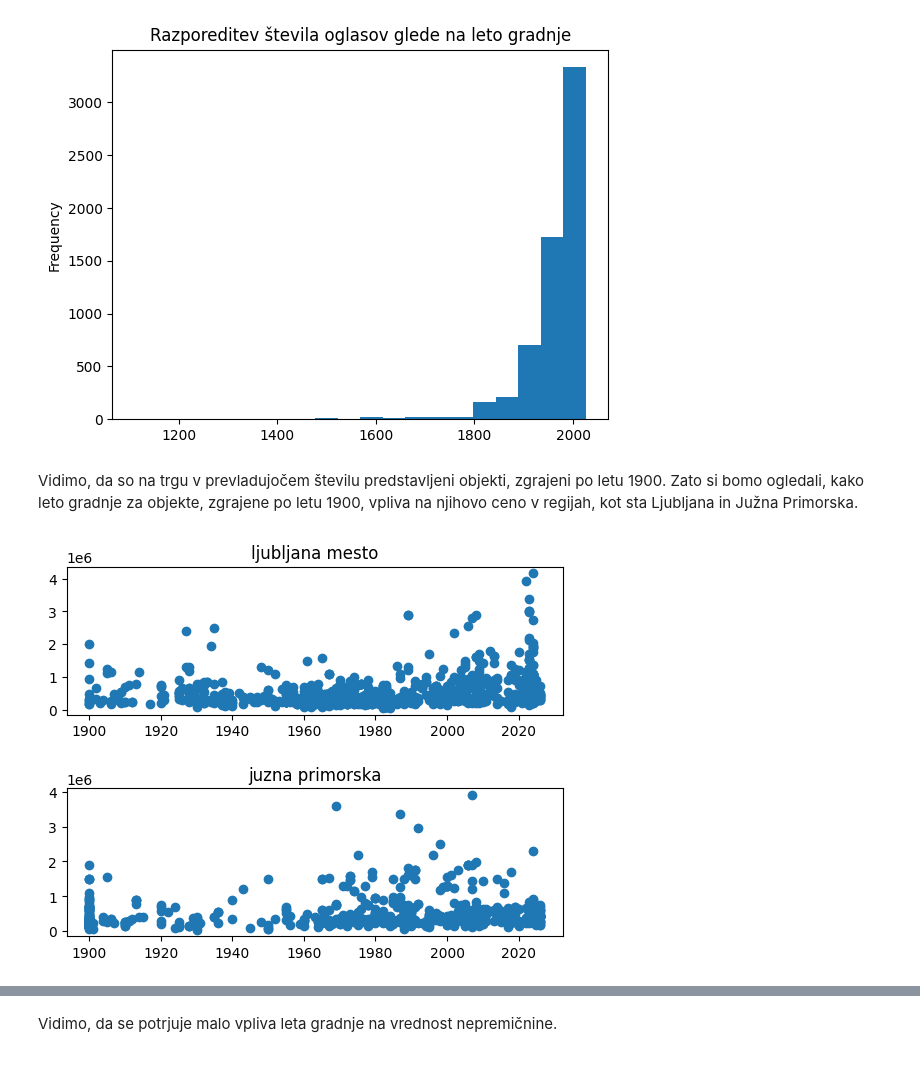
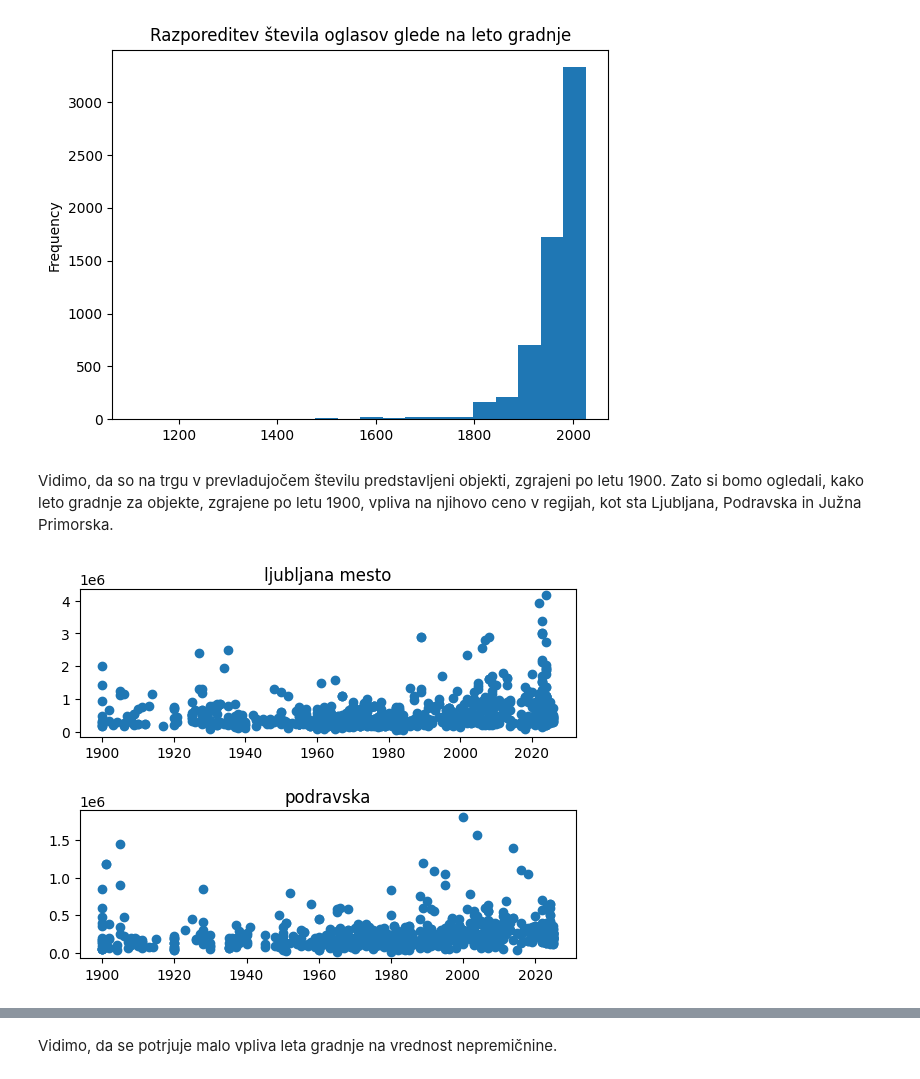
Before and after one commit to iruspro/RealEstateSlovenia-Insight, a Jupyter notebook: analysys.ipynb, the cells around one changed output, grey strips where cells are left out. Cells and saved outputs as stored; diff of their text form; code cells hidden in the pictures.

```diff
--- a/analysys.ipynb
+++ b/analysys.ipynb
@@ -754,18 +774,18 @@ sell_df['building_year'].plot.hist(
 <Axes: title={'center': 'Razporeditev števila oglasov glede na leto gradnje'}, ylabel='Frequency'>
 [figure]
 # %% [markdown]
-Vidimo, da so na trgu v prevladujočem številu predstavljeni objekti, zgrajeni po letu 1900. Zato si bomo ogledali, kako leto gradnje za objekte, zgrajene po letu 1900, vpliva na njihovo ceno v regijah, kot sta Ljubljana in Južna Primorska.
+Vidimo, da so na trgu v prevladujočem številu predstavljeni objekti, zgrajeni po letu 1900. Zato si bomo ogledali, kako leto gradnje za objekte, zgrajene po letu 1900, vpliva na njihovo ceno v regijah, kot sta Ljubljana, Podravska in Južna Primorska.
 # %%
-for index, region in enumerate(['ljubljana mesto', 'juzna primorska']):
+for index, region in enumerate(['ljubljana mesto', 'podravska']):
     tmp_df = sell_df[(sell_df['region'] == region) & ((sell_df['building_year'] >= 1900))]
 
     plt.subplot (2, 1, index + 1)
     plt.scatter(
         x=tmp_df['building_year'],
         y=tmp_df['price']
     )
     plt.title(region)
     plt.subplots_adjust(hspace=0.5)
 # %% [output]
-[figure, old version]
+[figure, new version]
 # %%
```
Also changed, not shown: parts of 86 cells of this notebook.
